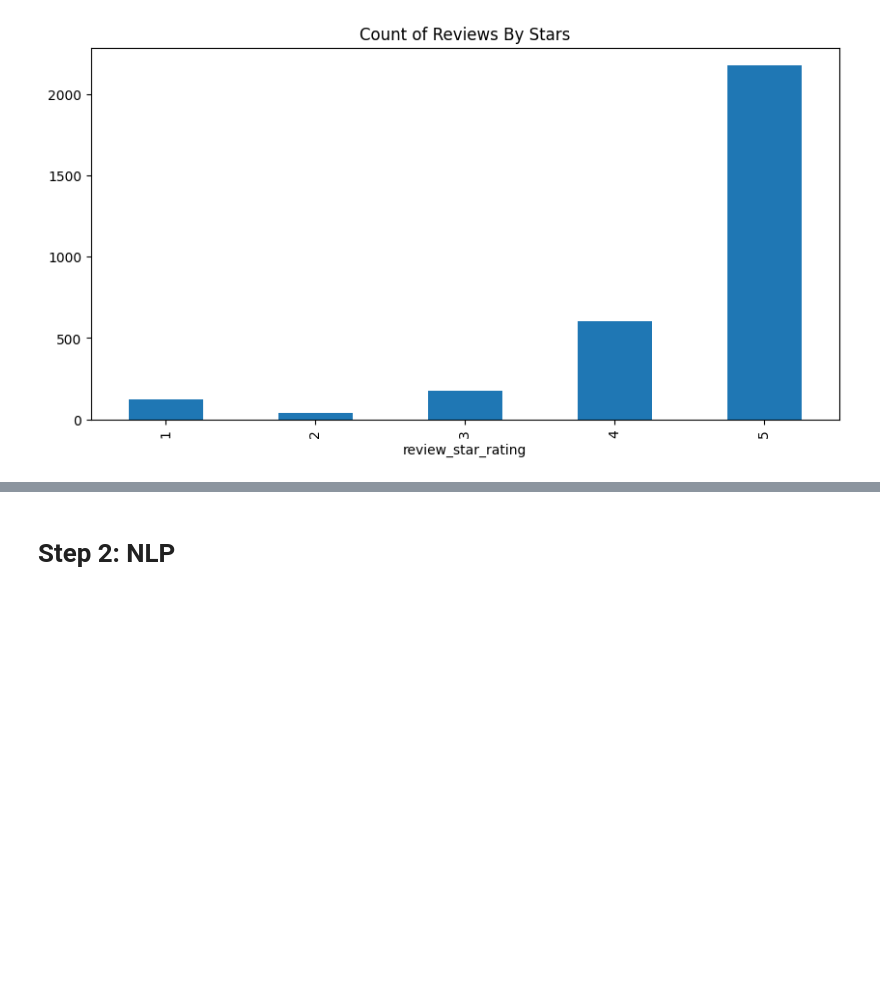
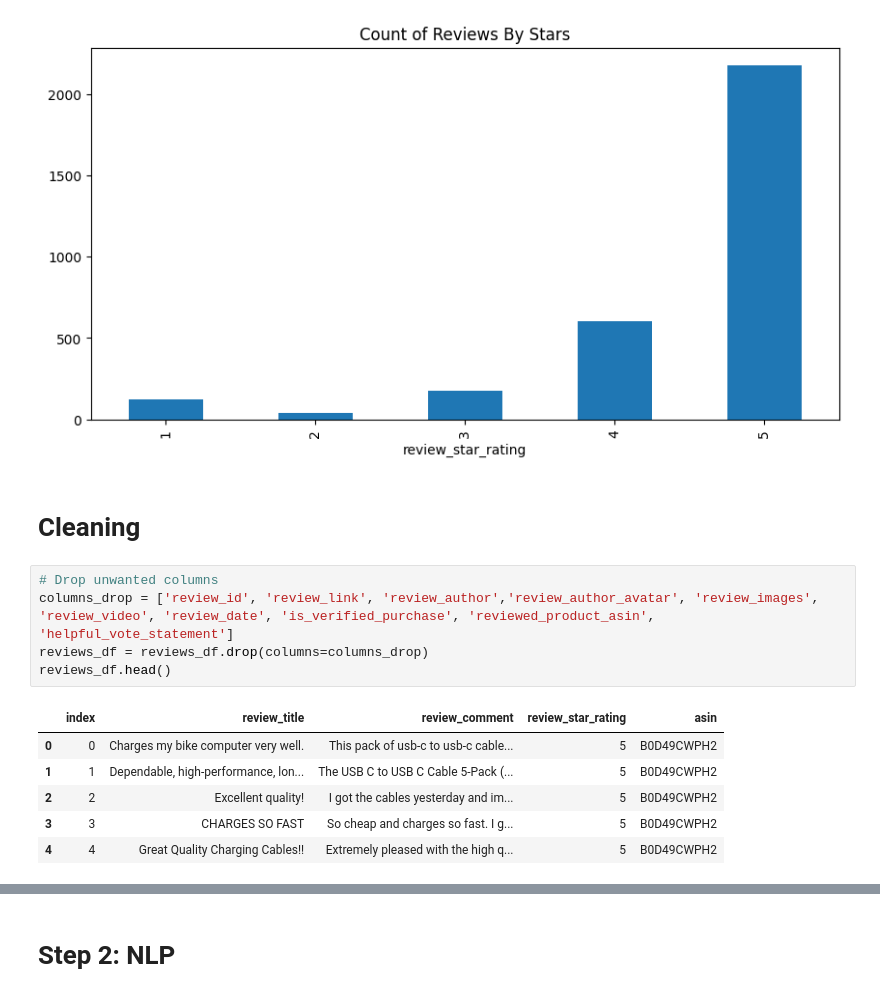
Before and after one commit to Amer4r/amazon_product_reviews_ML, a Jupyter notebook: nlp_model.ipynb, the cells around one changed output, grey strips where cells are left out. Saved outputs shown, nothing was run; the diff lists cells and outputs as text; blank space fills up the shorter version.

```diff
--- a/nlp_model.ipynb
+++ b/nlp_model.ipynb
@@ -143,3 +143,17 @@ reviews_df['review_star_rating'].value_counts().sort_index().plot(kind='bar', ti
 # %% [output]
 <Axes: title={'center': 'Count of Reviews By Stars'}, xlabel='review_star_rating'>
 [figure]
+# %% [markdown]
+# Cleaning
+# %%
+# Drop unwanted columns
+columns_drop = ['review_id', 'review_link', 'review_author','review_author_avatar', 'review_images', 'review_video', 'review_date', 'is_verified_purchase', 'reviewed_product_asin', 'helpful_vote_statement']
+reviews_df = reviews_df.drop(columns=columns_drop)
+reviews_df.head()
+# %% [output]
+|  | index | review_title | review_comment | review_star_rating | asin |
+| 0 | 0 | Charges my bike computer very well. | This pack of usb-c to usb-c cable... | 5 | B0D49CWPH2 |
+| 1 | 1 | Dependable, high-performance, lon... | The USB C to USB C Cable 5-Pack (... | 5 | B0D49CWPH2 |
+| 2 | 2 | Excellent quality! | I got the cables yesterday and im... | 5 | B0D49CWPH2 |
+| 3 | 3 | CHARGES SO FAST | So cheap and charges so fast. I g... | 5 | B0D49CWPH2 |
+| 4 | 4 | Great Quality Charging Cables!! | Extremely pleased with the high q... | 5 | B0D49CWPH2 |
```
Also changed, not shown: parts of 30 cells of this notebook, 5 other files.
